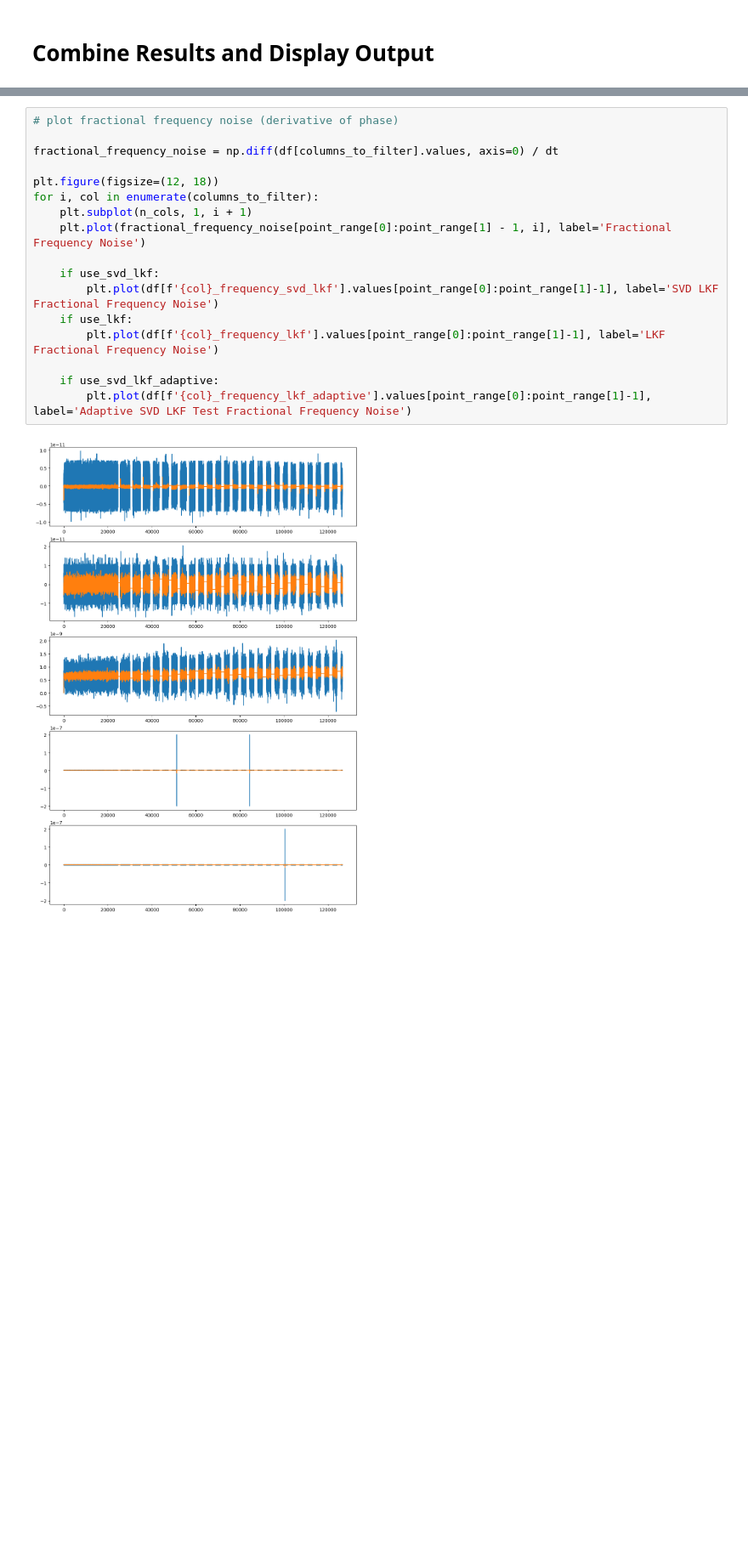
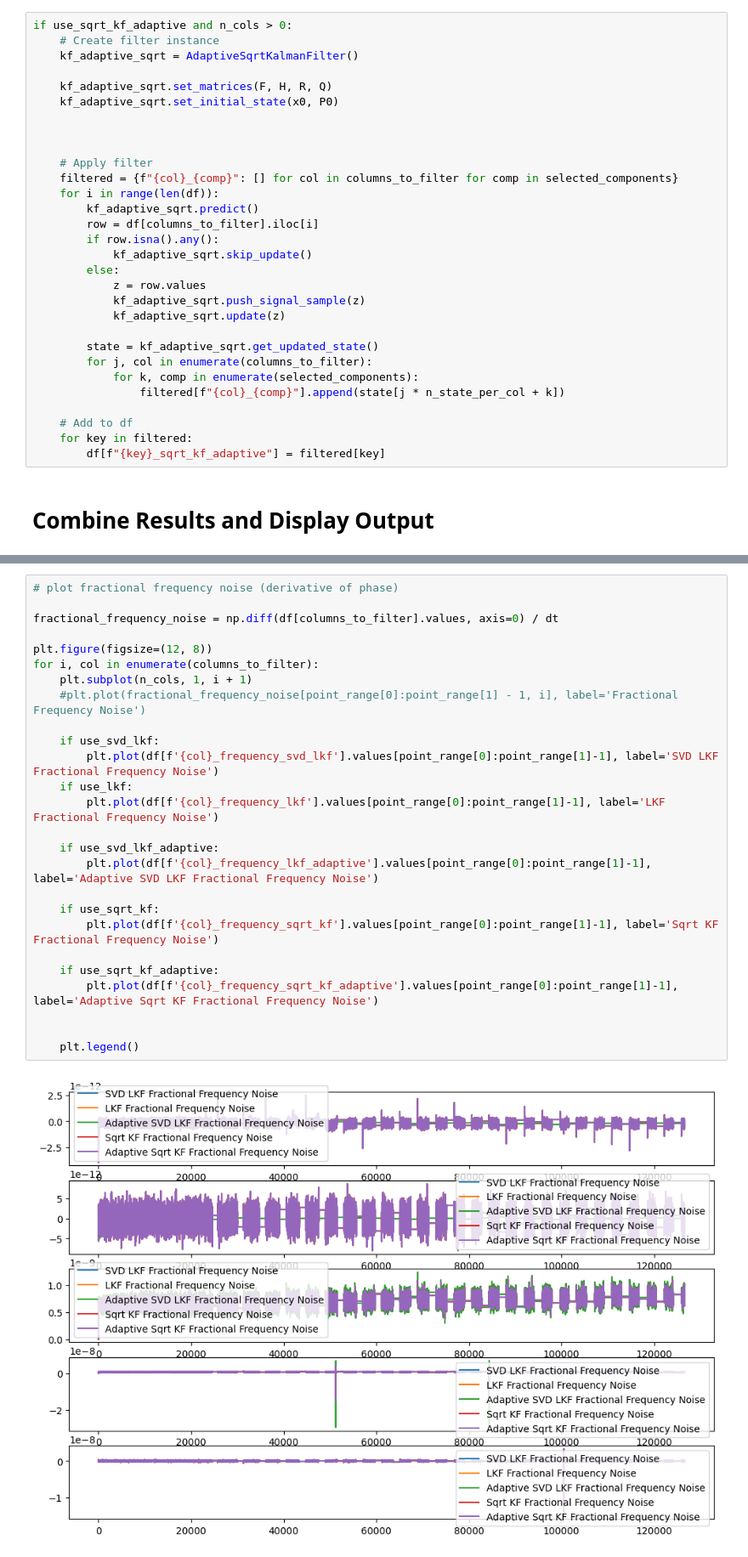
Before and after one commit to ahconnors/MATH530_Project, a Jupyter notebook: filter_data.ipynb, the cells around one changed output, grey strips where cells are left out. Shown at 85% size. Saved outputs shown, nothing was run; the diff lists cells and outputs as text; blank space fills up the shorter version.

```diff
--- a/filter_data.ipynb
+++ b/filter_data.ipynb
@@ -299,3 +342,33 @@ if use_svd_lkf_adaptive and n_cols > 0:
+# %%
+if use_sqrt_kf_adaptive and n_cols > 0:
+    # Create filter instance
+    kf_adaptive_sqrt = AdaptiveSqrtKalmanFilter()
+
+    kf_adaptive_sqrt.set_matrices(F, H, R, Q)
+    kf_adaptive_sqrt.set_initial_state(x0, P0)
+
+
+
+    # Apply filter
+    filtered = {f"{col}_{comp}": [] for col in columns_to_filter for comp in selected_components}
+    for i in range(len(df)):
+        kf_adaptive_sqrt.predict()
+        row = df[columns_to_filter].iloc[i]
+        if row.isna().any():
+            kf_adaptive_sqrt.skip_update()
+        else:
+            z = row.values
+            kf_adaptive_sqrt.push_signal_sample(z)
+            kf_adaptive_sqrt.update(z)
+
+        state = kf_adaptive_sqrt.get_updated_state()
+        for j, col in enumerate(columns_to_filter):
+            for k, comp in enumerate(selected_components):
+                filtered[f"{col}_{comp}"].append(state[j * n_state_per_col + k])
+
+    # Add to df
+    for key in filtered:
+        df[f"{key}_sqrt_kf_adaptive"] = filtered[key]
 # %% [markdown]
 # Combine Results and Display Output
 # %%
@@ -409,19 +454,28 @@ plt.show()
 # %%
 # plot fractional frequency noise (derivative of phase)
 
 fractional_frequency_noise = np.diff(df[columns_to_filter].values, axis=0) / dt
 
-plt.figure(figsize=(12, 18))
+plt.figure(figsize=(12, 8))
 for i, col in enumerate(columns_to_filter):
     plt.subplot(n_cols, 1, i + 1)
-    plt.plot(fractional_frequency_noise[point_range[0]:point_range[1] - 1, i], label='Fractional Frequency Noise')
+    #plt.plot(fractional_frequency_noise[point_range[0]:point_range[1] - 1, i], label='Fractional Frequency Noise')
 
     if use_svd_lkf:
         plt.plot(df[f'{col}_frequency_svd_lkf'].values[point_range[0]:point_range[1]-1], label='SVD LKF Fractional Frequency Noise')
     if use_lkf:
         plt.plot(df[f'{col}_frequency_lkf'].values[point_range[0]:point_range[1]-1], label='LKF Fractional Frequency Noise')
 
     if use_svd_lkf_adaptive:
-        plt.plot(df[f'{col}_frequency_lkf_adaptive'].values[point_range[0]:point_range[1]-1], label='Adaptive SVD LKF Test Fractional Frequency Noise')
+        plt.plot(df[f'{col}_frequency_lkf_adaptive'].values[point_range[0]:point_range[1]-1], label='Adaptive SVD LKF Fractional Frequency Noise')
+
+    if use_sqrt_kf:
+        plt.plot(df[f'{col}_frequency_sqrt_kf'].values[point_range[0]:point_range[1]-1], label='Sqrt KF Fractional Frequency Noise')
+
+    if use_sqrt_kf_adaptive:
+        plt.plot(df[f'{col}_frequency_sqrt_kf_adaptive'].values[point_range[0]:point_range[1]-1], label='Adaptive Sqrt KF Fractional Frequency Noise')
+
+
+    plt.legend()
 # %% [output]
-[figure, old version]
+[figure, new version]
```
Also changed, not shown: parts of 8 cells of this notebook, 2 other files.
